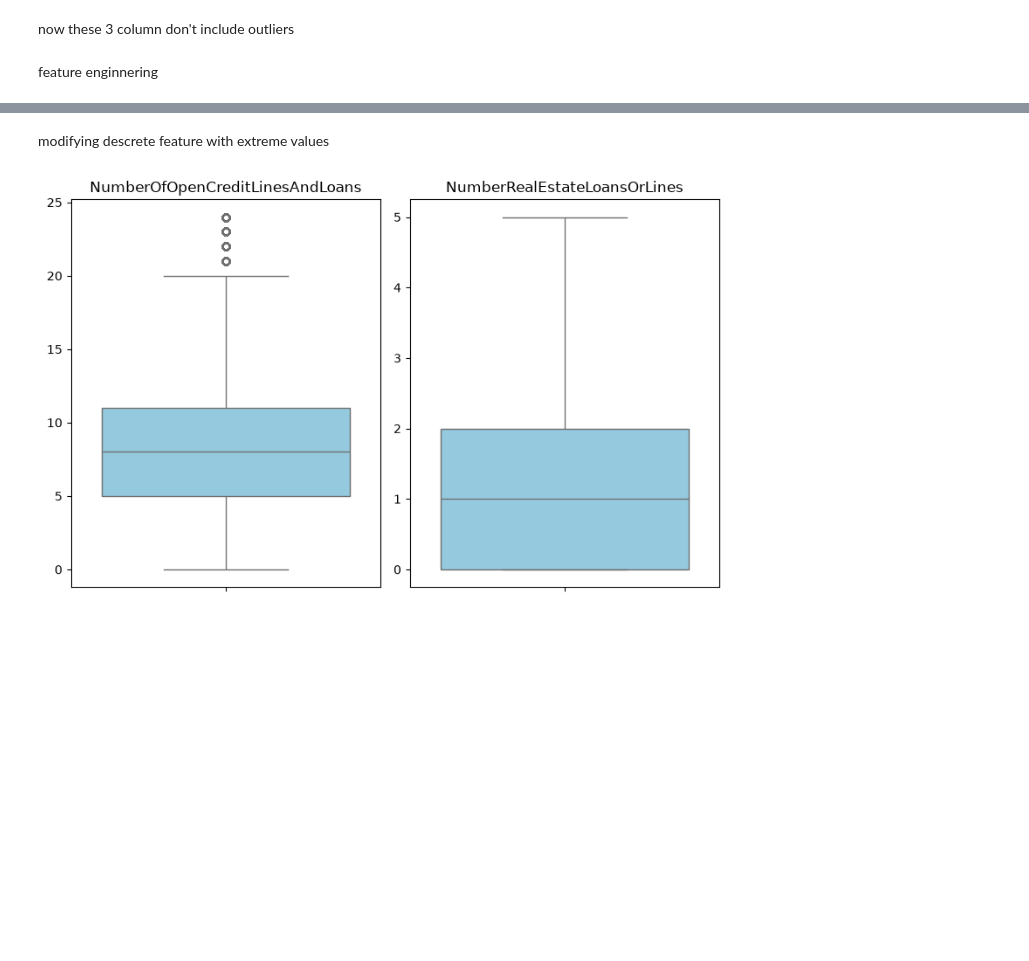
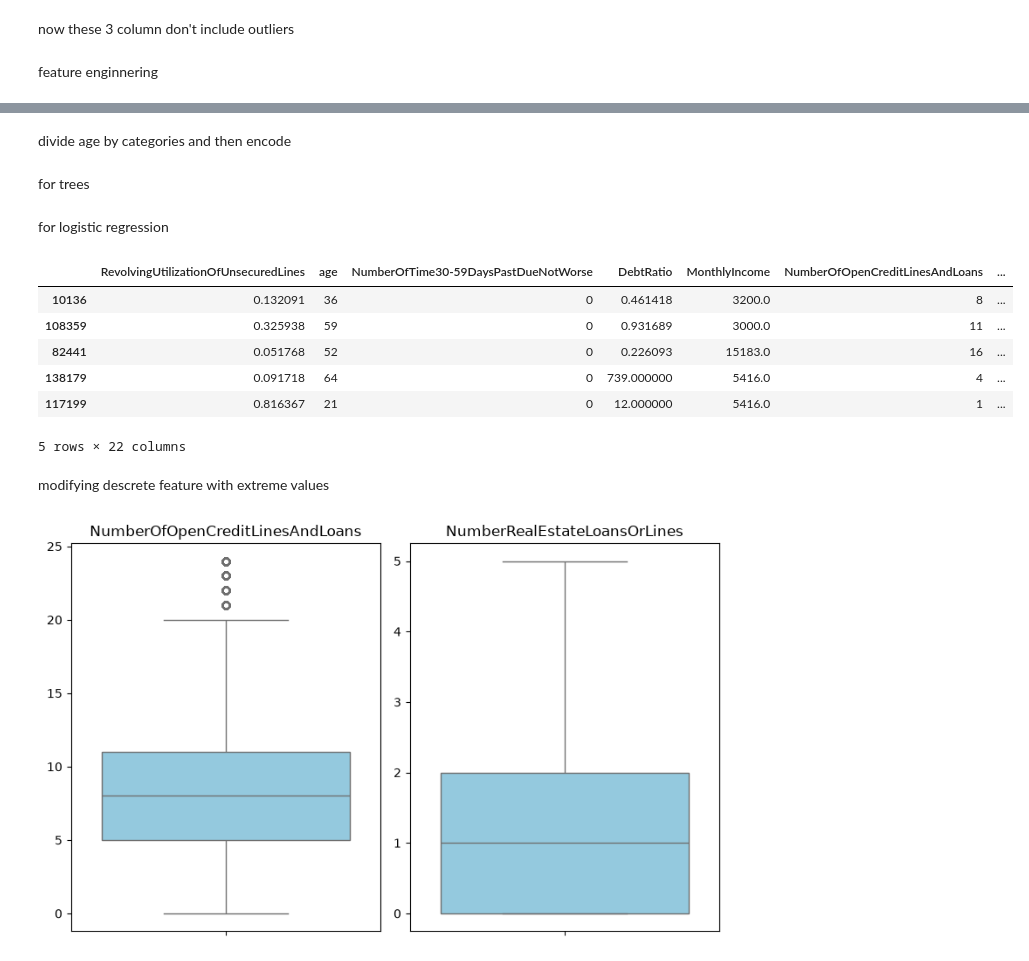
Before and after one commit to coretlwww/credit-risk-prediction, a Jupyter notebook: notebooks/02_preprocessing.ipynb, the cells around one changed output, grey strips where cells are left out. Cells and saved outputs as stored; diff of their text form; code cells hidden in the pictures; blank space fills up the shorter version.

```diff
--- a/notebooks/02_preprocessing.ipynb
+++ b/notebooks/02_preprocessing.ipynb
@@ -240,0 +254,2 @@ for df in [x_train, x_cv, x_test]:
+# %% [markdown]
+divide age by categories and then encode
@@ -240,0 +262,2 @@ for df in [x_train, x_cv, x_test]:
+# %% [markdown]
+for trees
@@ -241,3 +268,27 @@ for df in [x_train, x_cv, x_test]:
+# %% [markdown]
+for logistic regression
+# %%
+OH_encoder = OneHotEncoder(handle_unknown='ignore', sparse_output=False)
+OH_encoder.fit_transform(x_train[['age_bucket']])
+
+transformed_dfs = []
+
+for df in[x_train, x_cv, x_test]:
+    OH_col = pd.DataFrame(OH_encoder.transform(df[['age_bucket']]), index=df.index, columns=OH_encoder.get_feature_names_out(['age_bucket']))
+    num_df = df.drop('age_bucket', axis=1)
+    OH_df = pd.concat([num_df, OH_col], axis=1)
+    transformed_dfs.append(OH_df)
+
+x_train, x_cv, x_test = transformed_dfs
+x_train.head()
+# %% [output]
+|  | RevolvingUtilizationOfUnsecuredLines | age | NumberOfTime30-59DaysPastDueNotWorse | DebtRatio | MonthlyIncome | NumberOfOpenCreditLinesAndLoans | ... |
+| 10136 | 0.132091 | 36 | 0 | 0.461418 | 3200.0 | 8 | ... |
+| 108359 | 0.325938 | 59 | 0 | 0.931689 | 3000.0 | 11 | ... |
+| 82441 | 0.051768 | 52 | 0 | 0.226093 | 15183.0 | 16 | ... |
+| 138179 | 0.091718 | 64 | 0 | 739.000000 | 5416.0 | 4 | ... |
+| 117199 | 0.816367 | 21 | 0 | 12.000000 | 5416.0 | 1 | ... |
+5 rows × 22 columns
 # %%
 clip_uppers = {}
 for col in ['NumberOfOpenCreditLinesAndLoans', 'NumberRealEstateLoansOrLines']:
```
Also changed, not shown: parts of 12 cells of this notebook, 9 other files.
